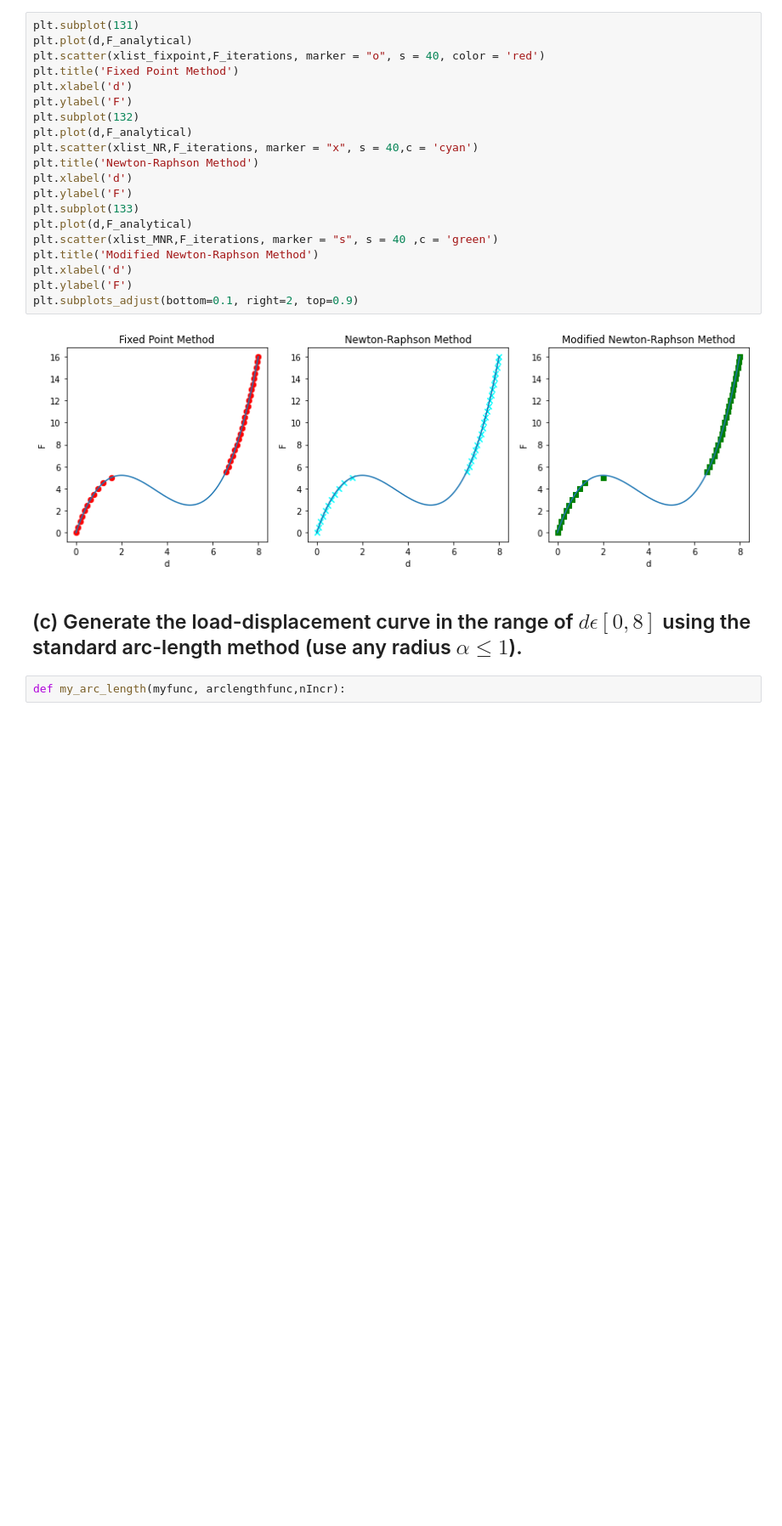
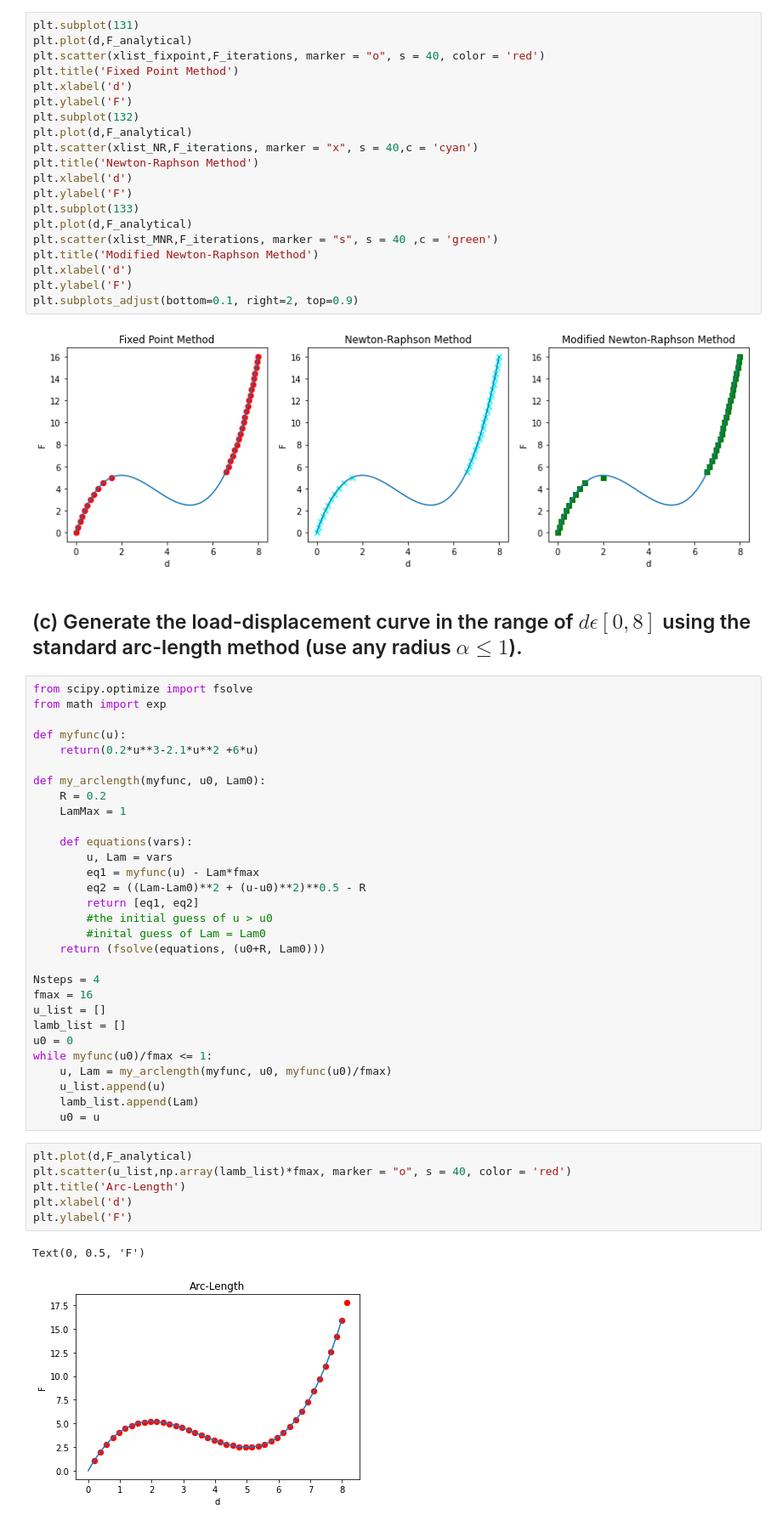
Before and after one commit to santiagoelawad/Optimization-Theory, a Jupyter notebook: Machine Problem Assignment 1.ipynb, the cells around one changed output. Shown at 85% size. Cells and saved outputs as stored; diff of their text form; blank space fills up the shorter version.

```diff
--- a/Machine Problem Assignment 1.ipynb
+++ b/Machine Problem Assignment 1.ipynb
@@ -373,5 +373,42 @@ plt.subplots_adjust(bottom=0.1, right=2, top=0.9)
 [figure]
 # %% [markdown]
 ## (c) Generate the load-displacement curve in the range of $d \epsilon [0,8]$ using the standard arc-length method (use any radius $\alpha \leq 1$).
-# %%
-def my_arc_length(myfunc, arclengthfunc,nIncr):
+# %%
+from scipy.optimize import fsolve
+from math import exp
+
+def myfunc(u):
+    return(0.2*u**3-2.1*u**2 +6*u)
+
+def my_arclength(myfunc, u0, Lam0):
+    R = 0.2
+    LamMax = 1
+
+    def equations(vars):
+        u, Lam = vars
+        eq1 = myfunc(u) - Lam*fmax
+        eq2 = ((Lam-Lam0)**2 + (u-u0)**2)**0.5 - R
+        return [eq1, eq2]
+        #the initial guess of u > u0
+        #inital guess of Lam = Lam0
+    return (fsolve(equations, (u0+R, Lam0)))
+
+Nsteps = 4
+fmax = 16
+u_list = []
+lamb_list = []
+u0 = 0
+while myfunc(u0)/fmax <= 1:
+    u, Lam = my_arclength(myfunc, u0, myfunc(u0)/fmax)
+    u_list.append(u)
+    lamb_list.append(Lam)
+    u0 = u
+# %%
+plt.plot(d,F_analytical)
+plt.scatter(u_list,np.array(lamb_list)*fmax, marker = "o", s = 40, color = 'red')
+plt.title('Arc-Length')
+plt.xlabel('d')
+plt.ylabel('F')
+# %% [output]
+Text(0, 0.5, 'F')
+[figure, added]
```
